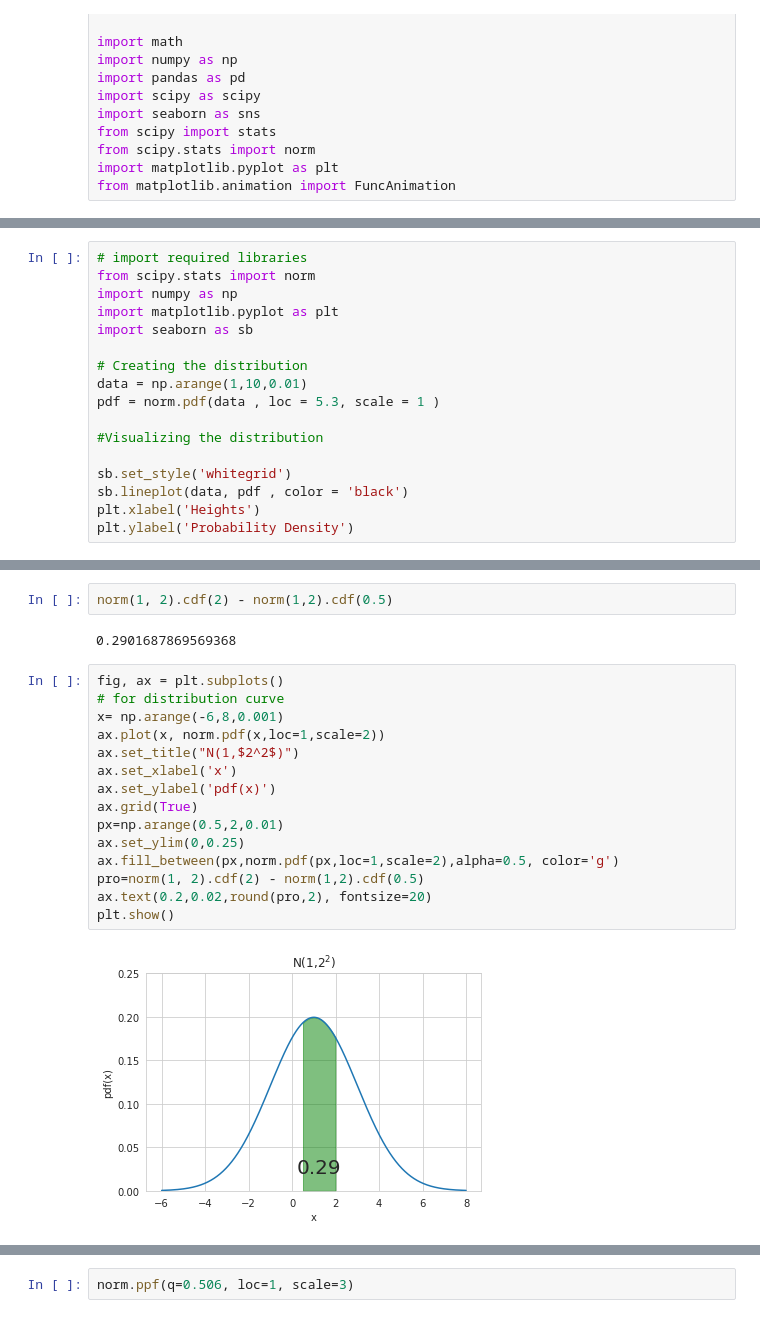
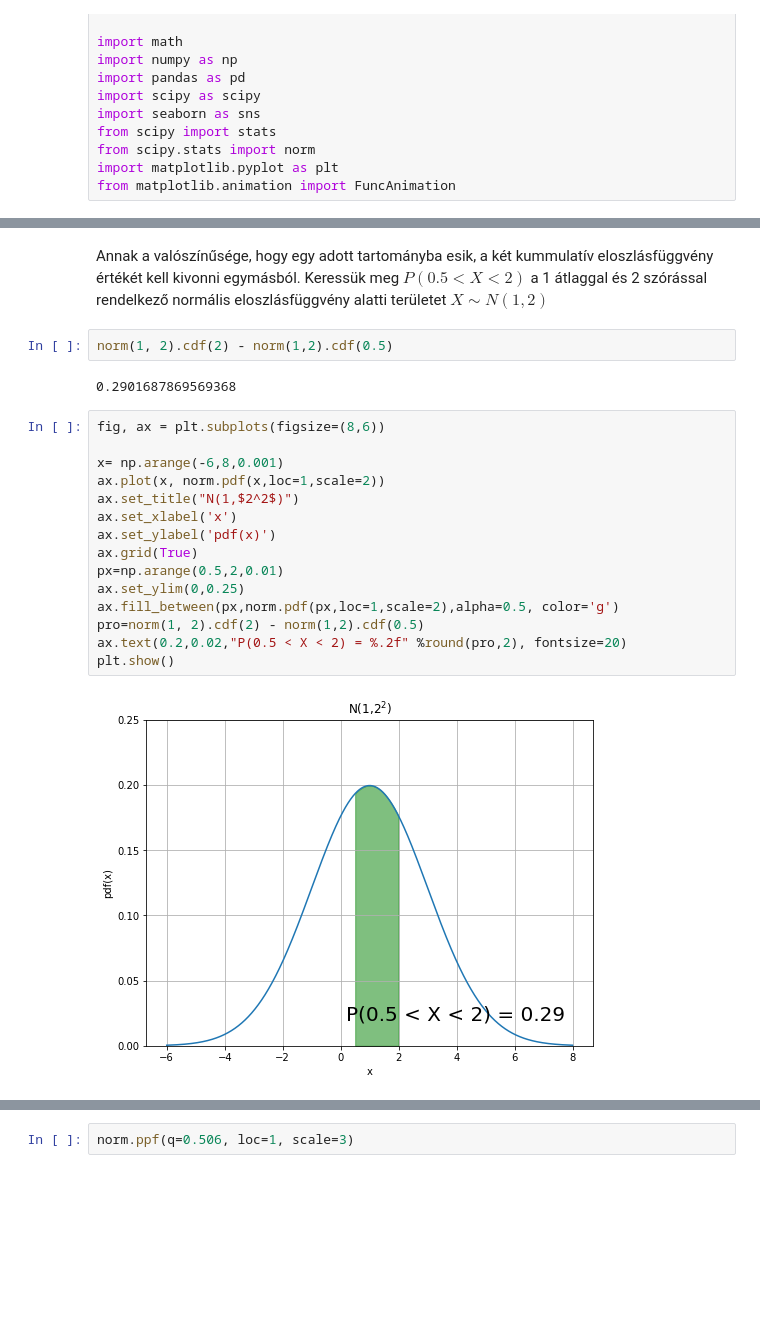
Before and after one commit to JoDeMiro/Statistics, a Jupyter notebook: Python_Statistics_01.ipynb, the cells around one changed output, grey strips where cells are left out. Drawn from its saved outputs; the diff is of its cells as text; blank space fills up the shorter version.

```diff
--- a/Python_Statistics_01.ipynb
+++ b/Python_Statistics_01.ipynb
@@ -1579,17 +1631,0 @@ This information is sufficient to make a normal curve.
-# %%
-# import required libraries
-from scipy.stats import norm
-import numpy as np
-import matplotlib.pyplot as plt
-import seaborn as sb
-
-# Creating the distribution
-data = np.arange(1,10,0.01)
-pdf = norm.pdf(data , loc = 5.3, scale = 1 )
-
-#Visualizing the distribution
-
-sb.set_style('whitegrid')
-sb.lineplot(data, pdf , color = 'black')
-plt.xlabel('Heights')
-plt.ylabel('Probability Density')
@@ -1710,21 +1902,23 @@ To find the probability of an interval between certain variables, you need to su
+# %% [markdown]
+Annak a valószínűsége, hogy egy adott tartományba esik, a két kummulatív eloszlásfüggvény értékét kell kivonni egymásból. Keressük meg $P(0.5 < X < 2)$ a 1 átlaggal és 2 szórással rendelkező normális eloszlásfüggvény alatti területet $X \sim N(1,2)$
 # %%
 norm(1, 2).cdf(2) - norm(1,2).cdf(0.5)
 # %% [output]
 0.2901687869569368
 # %%
-fig, ax = plt.subplots()
-# for distribution curve
+fig, ax = plt.subplots(figsize=(8,6))
+
 x= np.arange(-6,8,0.001)
 ax.plot(x, norm.pdf(x,loc=1,scale=2))
 ax.set_title("N(1,$2^2$)")
 ax.set_xlabel('x')
 ax.set_ylabel('pdf(x)')
 ax.grid(True)
 px=np.arange(0.5,2,0.01)
 ax.set_ylim(0,0.25)
 ax.fill_between(px,norm.pdf(px,loc=1,scale=2),alpha=0.5, color='g')
 pro=norm(1, 2).cdf(2) - norm(1,2).cdf(0.5)
-ax.text(0.2,0.02,round(pro,2), fontsize=20)
+ax.text(0.2,0.02,"P(0.5 < X < 2) = %.2f" %round(pro,2), fontsize=20)
 plt.show()
 # %% [output]
-[figure, old version]
+[figure, new version]
```
Also changed, not shown: parts of 59 cells of this notebook.
